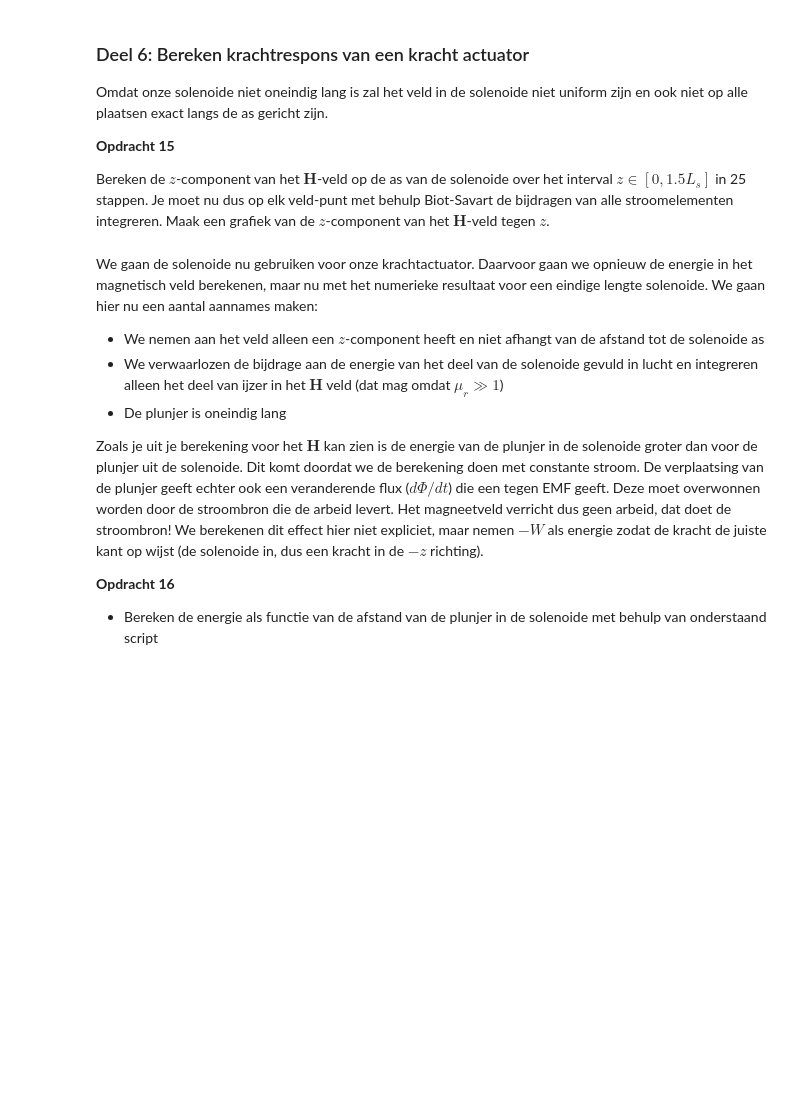
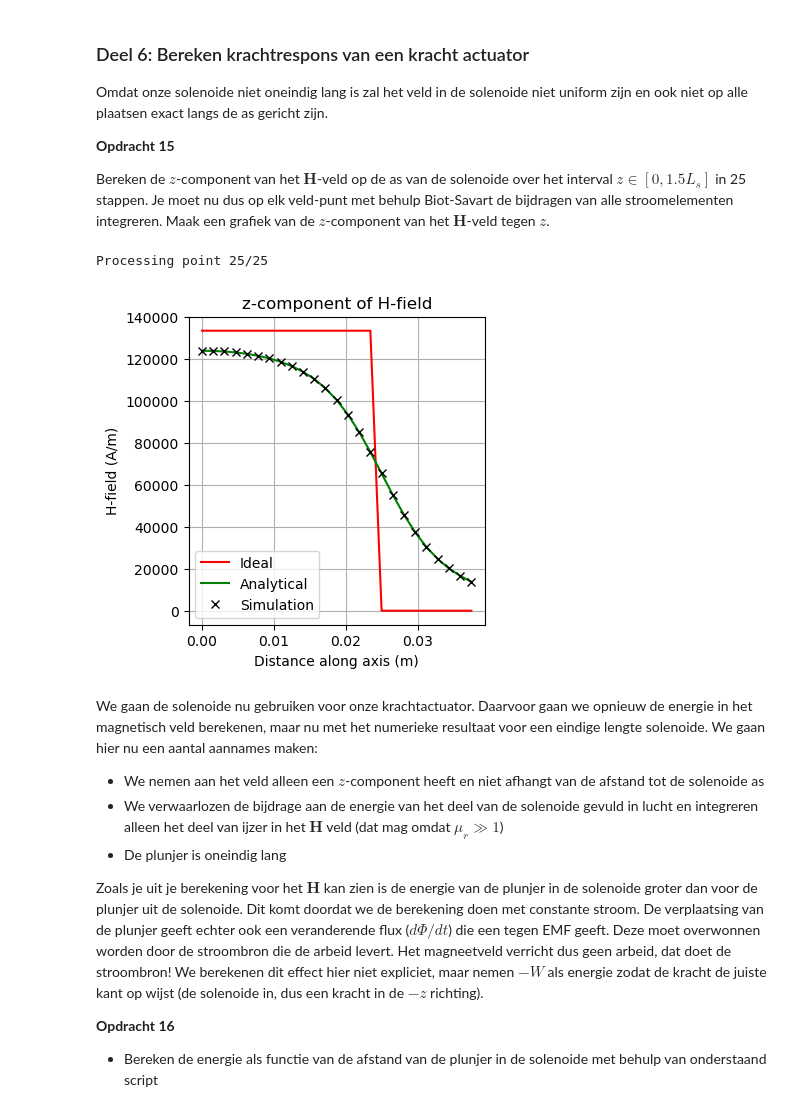
Before and after one commit to JohnSia1111/DEF-D-Doc, a Jupyter notebook: 2KrachtactuatorOpdracht/KrachtactuatorOpdracht.ipynb, the cells around one changed output. Cells and saved outputs as stored; diff of their text form; code cells hidden in the pictures; blank space fills up the shorter version.

```diff
--- a/2KrachtactuatorOpdracht/KrachtactuatorOpdracht.ipynb
+++ b/2KrachtactuatorOpdracht/KrachtactuatorOpdracht.ipynb
@@ -481,3 +451,73 @@ plt.ylabel('B-veld (Tesla)')
+# %%
+# 1. Define your parameters (using Safety Door Lock values)
+L_sol = 0.05          # Length (50 mm)
+r_sol = 0.01          # Radius (10 mm)
+I = 0.5               # Current (0.5 A)
+N = 13350             # Total windings
+aantal_omwent = N
+analytical_answer = (N * I) / L_sol
+# %%
+
+def field_current_element(r_f, r_s, segment_length):
+    """
+    Calculates the H-field contribution of one winding (ring).
+    r_f: Field point [0, 0, z]
+    r_s: Source point (center of the winding) [0, 0, z_s]
+    """
+    dist_z = r_f[2] - r_s[2]
+    # Formula for H_z on the axis of a circular current loop
+    Hz = (I * r_sol**2) / (2 * (r_sol**2 + dist_z**2)**(1.5))
+    return np.array([0, 0, Hz], dtype='float64')
+
+n_ax = 25
+z_ax = np.linspace(0, 1.5 * L_sol / 2, n_ax)
+H_ax = np.zeros((n_ax, 1))
+
+for i_field in range(n_ax):
+    print(f"\rProcessing point {i_field+1}/{n_ax}", end="")
+
+    # 1. Define the field coordinate for this step
+    r_field = np.array([0, 0, z_ax[i_field]])
+    Hsimulated = np.array([0, 0, 0], dtype='float64')
+
+    for i_source in np.arange(0, N):
+        # 2. Bepaal r_source: The z-position of this specific winding
+        # (Assuming the solenoid is centered at z=0)
+        z_source = -L_sol / 2 + (i_source / N) * L_sol
+        r_source = np.array([0, 0, z_source])
+
+        # 3. Bepaal dl: In this axial model, dl is the thickness of one winding
+        dl = L_sol / N
+
+        # 4. Gebruik
+        Hsimulated += field_current_element(r_field, r_source, dl)
+
+    # Store the z-component
+    H_ax[i_field, 0] = Hsimulated[2]
+
+# --- Rest of your plotting code (Ideal and Analytical) ---
+analytical_answer = (N * I) / L_sol
+H_veld_ideaal = analytical_answer * np.ones(n_ax) * (1.0 * (z_ax < L_sol / 2))
+
+H_veld_analytisch = (N * I / L_sol / 2) * (
+    (L_sol / 2 - z_ax) / np.sqrt((z_ax - L_sol / 2)**2 + r_sol**2) +
+    (L_sol / 2 + z_ax) / np.sqrt((z_ax + L_sol / 2)**2 + r_sol**2)
+)
+
+plt.figure(figsize=[13, 4])
+plt.subplot(131)
+plt.title('z-component of H-field')
+plt.plot(z_ax, H_veld_ideaal, '-r', label='Ideal')
+plt.plot(z_ax, H_veld_analytisch, '-g', label='Analytical')
+plt.plot(z_ax, H_ax, 'xk', label='Simulation')
+plt.xlabel('Distance along axis (m)')
+plt.ylabel('H-field (A/m)')
+plt.legend()
+plt.grid(True)
+plt.show()
+# %% [output]
+Processing point 25/25
+[figure, added]
 # %% [markdown]
 We gaan de solenoide nu gebruiken voor onze krachtactuator. Daarvoor gaan we opnieuw de energie in het magnetisch veld berekenen, maar nu met het numerieke resultaat voor een eindige lengte solenoide. We gaan hier nu een aantal aannames maken:
 * We nemen aan het veld alleen een $z$-component heeft en niet afhangt van de afstand tot de solenoide as
```
Also changed, not shown: parts of 4 cells of this notebook.
